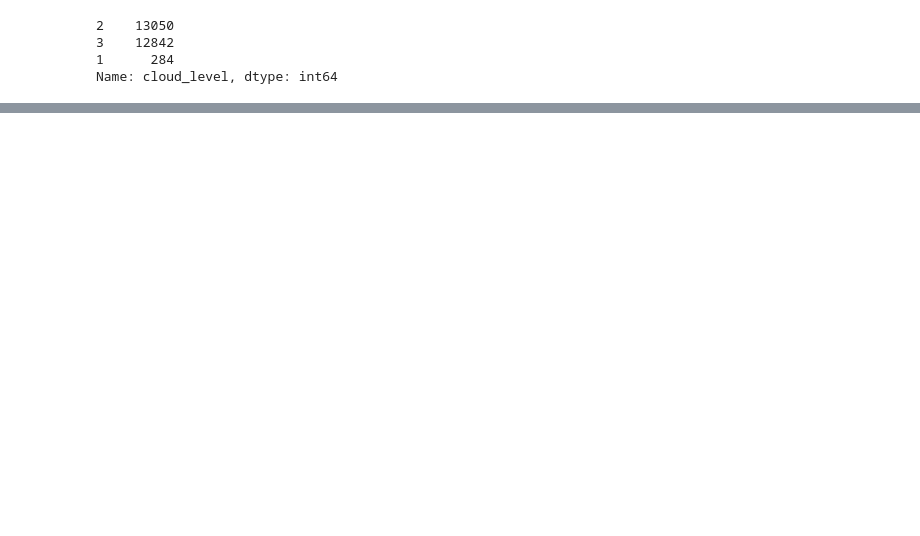
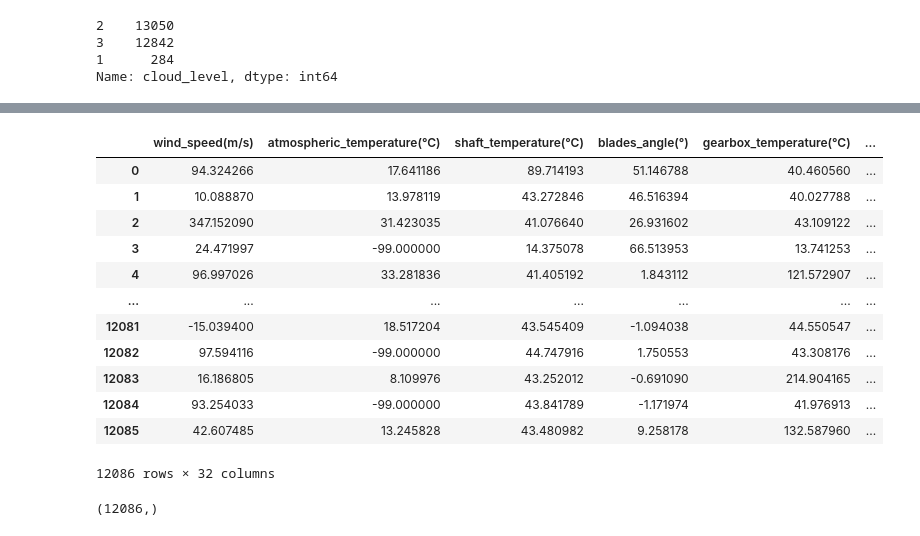
Before and after one commit to himanshu004/ML-DS-Hackathons, a Jupyter notebook: Hacker Earth/Predict-Windmill-Power/notebook.ipynb, the cells around one changed output, grey strips where cells are left out. Cells and saved outputs as stored; diff of their text form; code cells hidden in the pictures; blank space fills up the shorter version.

Commit message:
#2. XGBRegressor submission

```diff
--- a/Hacker Earth/Predict-Windmill-Power/notebook.ipynb
+++ b/Hacker Earth/Predict-Windmill-Power/notebook.ipynb
@@ -148,4 +163,6 @@ train_data.describe()
 label_enc = LabelEncoder()
 train_data['cloud_level'] = label_enc.fit_transform(train_data['cloud_level'])
 train_data['cloud_level'].value_counts()
+test_data['cloud_level'] = label_enc.fit_transform(test_data['cloud_level'])
+test_data['cloud_level'].value_counts()
 # %% [output]
@@ -155,6 +172,7 @@ train_data['cloud_level'].value_counts()
 Name: cloud_level, dtype: int64
 # %%
 train_data['cloud_level'] = train_data['cloud_level'].apply(lambda x:  x + 1)
+test_data['cloud_level'] = test_data['cloud_level'].apply(lambda x:  x + 1)
 train_data['cloud_level']
 train_data['cloud_level'].value_counts()
 # %% [output]
@@ -172,0 +187,7 @@ Reshape your data either using array.reshape(-1, 1) if your data has a single fe
+# %%
+enc = pd.get_dummies(test_data['turbine_status'])
+# print(enc)
+test_data.drop('turbine_status',axis = 1,inplace = True)
+# %%
+train_data = train_data.join(enc)
+test_data = test_data.join(enc)
@@ -172,0 +223,21 @@ Reshape your data either using array.reshape(-1, 1) if your data has a single fe
+# %%
+test_data
+# %% [output]
+|  | wind_speed(m/s) | atmospheric_temperature(°C) | shaft_temperature(°C) | blades_angle(°) | gearbox_temperature(°C) | ... |
+| 0 | 94.324266 | 17.641186 | 89.714193 | 51.146788 | 40.460560 | ... |
+| 1 | 10.088870 | 13.978119 | 43.272846 | 46.516394 | 40.027788 | ... |
+| 2 | 347.152090 | 31.423035 | 41.076640 | 26.931602 | 43.109122 | ... |
+| 3 | 24.471997 | -99.000000 | 14.375078 | 66.513953 | 13.741253 | ... |
+| 4 | 96.997026 | 33.281836 | 41.405192 | 1.843112 | 121.572907 | ... |
+| ... | ... | ... | ... | ... | ... | ... |
+| 12081 | -15.039400 | 18.517204 | 43.545409 | -1.094038 | 44.550547 | ... |
+| 12082 | 97.594116 | -99.000000 | 44.747916 | 1.750553 | 43.308176 | ... |
+| 12083 | 16.186805 | 8.109976 | 43.252012 | -0.691090 | 214.904165 | ... |
+| 12084 | 93.254033 | -99.000000 | 43.841789 | -1.171974 | 41.976913 | ... |
+| 12085 | 42.607485 | 13.245828 | 43.480982 | 9.258178 | 132.587960 | ... |
+12086 rows × 32 columns
+# %%
+submission = model.predict(test_data)
+submission.shape
+# %% [output]
+(12086,)
```
Also changed, not shown: parts of 16 cells of this notebook, 1 other file.
